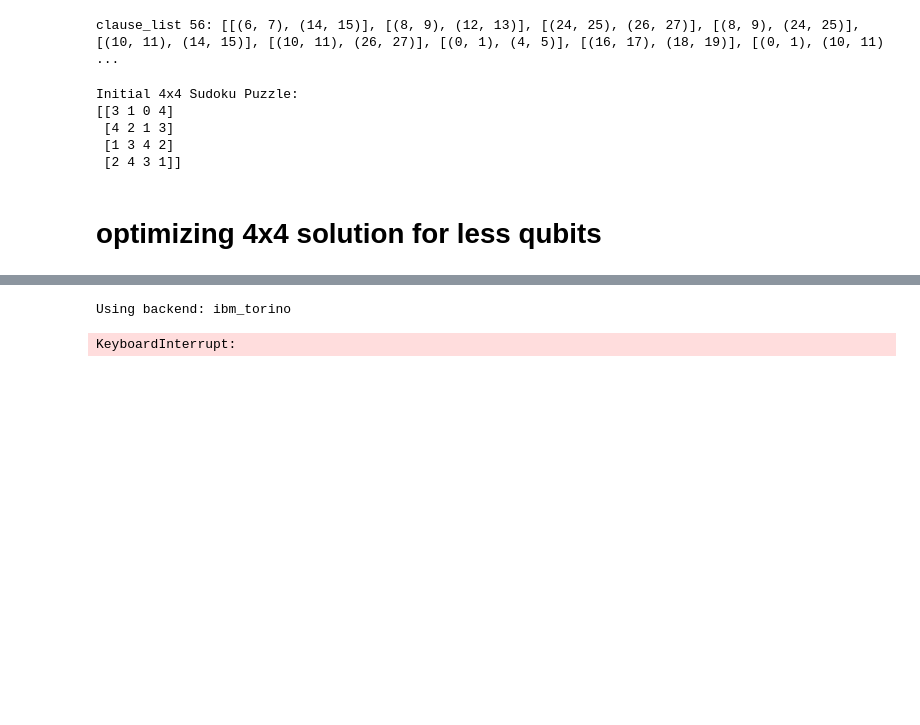
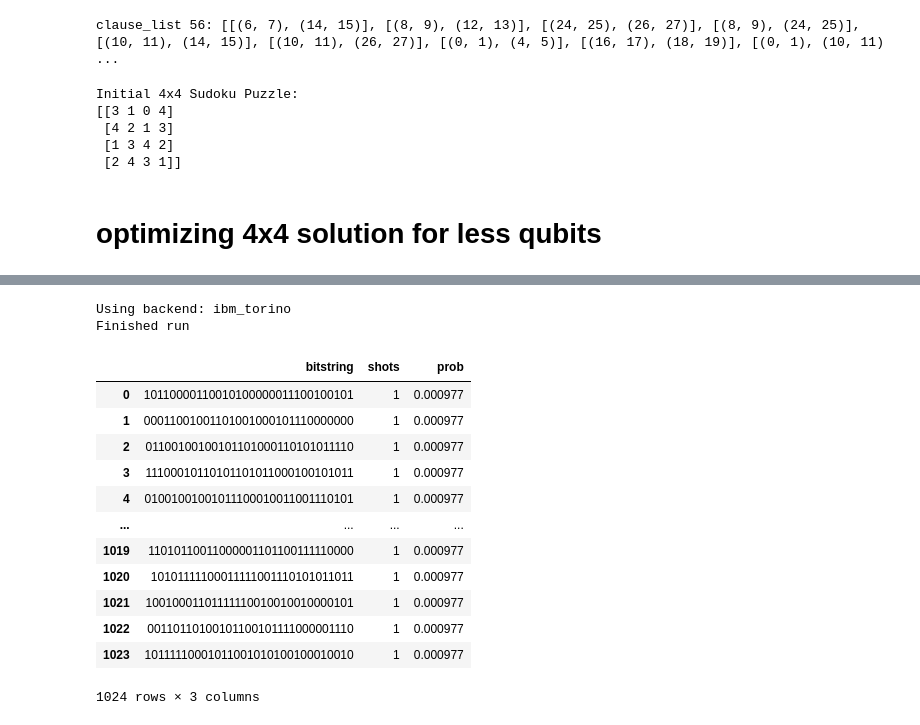
Before and after one commit to tglik/QuantumLearn, a Jupyter notebook: sudoku.ipynb, the cells around one changed output, grey strips where cells are left out. Drawn from its saved outputs; the diff is of its cells as text; code cells hidden in the pictures; blank space fills up the shorter version.

```diff
--- a/sudoku.ipynb
+++ b/sudoku.ipynb
@@ -150,8 +188,8 @@ plot_histogram(result.get_counts())
 # %%
 # Define a sample 2x2 Sudoku puzzle (0 = empty)
 sudoku = np.array([
-    [0, 0],
-    [0, 2],
+    [0, 3],
+    [1, 2],
 ])
 print("Initial 2x2 Sudoku Puzzle:")
 print(sudoku)
@@ -560,6 +734,7 @@ tag_list = {}
 
 # Flatten the sudoku array to a single list (row-major order)
 clues = sudoku.flatten().tolist()
+print(f"Clues {clues}")
 
 var_qubits = QuantumRegister(32, name='v')
 output_qubit = QuantumRegister(1, name='out')
@@ -567,7 +742,7 @@ cbits = ClassicalRegister(32, name='cbits')
 qc = QuantumCircuit(var_qubits, output_qubit, cbits)
 
 opt_clause_list = filter_clause_list_by_clues(clause_list, clues)
-print(f"Optimized clauses len {len(opt_clause_list)}")
+print(f"Optimized clauses len {len(opt_clause_list)}: {opt_clause_list}")
 
 # Initialize 'out0' in state |->
 qc.initialize([1, -1]/np.sqrt(2), output_qubit)
@@ -582,9 +757,9 @@ free_cells = 1
 num_cycles = round(np.pi/4 * 2**free_cells)  # ≈ 51472
 print(f"num cycles= {num_cycles}")
 for i in range(num_cycles):
-    sudoku_oracle(qc, opt_clause_list, output_qubit)
+    sudoku_oracle_ver_1(qc, opt_clause_list, output_qubit)
     qc.barrier()  # for visual separation
-    qc.append(diffuser(4), [0,1,2,3])
+    qc.append(diffuser(32), var_qubits)
 
 # Measure the variable qubits
 qc.measure(var_qubits, cbits)
@@ -592,10 +767,10 @@ qc.measure(var_qubits, cbits)
 print("Number of qubits:", qc.num_qubits)
 print("Number of gates:", qc.size())
 
-# Export the current quantum circuit to a QASM file for use in Qiskit Composer
-with open("circuits/sudoku_4x4.qasm", "w") as f:
-    dump(qc, f)
-print("Circuit exported to sudoku_4x4.qasm")
+# # Export the current quantum circuit to a QASM file for use in Qiskit Composer
+# with open("circuits/sudoku_4x4.qasm", "w") as f:
+#     dump(qc, f)
+# print("Circuit exported to sudoku_4x4.qasm")
 
 # qc.draw('mpl', fold=-1)
 # %% [output]
@@ -645,34 +816,49 @@ Solved Sudoku:
 # %%
-# # Run 4x4 Sudoku circuit on IBM Quantum hardware using Qiskit Runtime
-# from qiskit_ibm_runtime import QiskitRuntimeService, Sampler
-# from qiskit_ibm_runtime.fake_provider import FakeManilaV2
+# Run 4x4 Sudoku circuit on IBM Quantum hardware using Qiskit Runtime
+from qiskit_ibm_runtime import QiskitRuntimeService, Sampler
+from qiskit_ibm_runtime.fake_provider import FakeManilaV2
 
-# # Authenticate (replace with your IBM Quantum API token if needed)
-# # service = QiskitRuntimeService(channel="ibm_quantum", token="YOUR_API_TOKEN")
-# service = QiskitRuntimeService()  # Assumes you are already logged in via qiskit-ibm-provider
+# Authenticate (replace with your IBM Quantum API token if needed)
+# service = QiskitRuntimeService(channel="ibm_quantum", token="YOUR_API_TOKEN")
+service = QiskitRuntimeService()  # Assumes you are already logged in via qiskit-ibm-provider
 
-# # Choose a backend (real device or simulator)
-# # backend = service.backend('ibmq_qasm_simulator')
-# backend = service.least_busy(simulator=False, operational=True)
-# print(f"Using backend: {backend.name}")
+# Choose a backend (real device or simulator)
+# backend = service.backend('ibmq_qasm_simulator')
+backend = service.least_busy(simulator=False, operational=True)
+print(f"Using backend: {backend.name}")
 
-# # Transpile circuit for the backend
-# transpiled_qc = transpile(qc, backend=backend, optimization_level=1)
+# Transpile circuit for the backend
+transpiled_qc = transpile(qc, backend=backend, optimization_level=1)
 
-# # Submit job using Qiskit Runtime Sampler
-# sampler = Sampler(mode=backend)
-# job = sampler.run([transpiled_qc], shots=1024)
-# result = job.result()
+# Submit job using Qiskit Runtime Sampler
+sampler = Sampler(mode=backend)
+job = sampler.run([transpiled_qc], shots=1024)
+result = job.result()
+print("Finished run")
 
-# # Get the most probable bitstring
-# counts = result[0].data.cbits.get_counts()
-# #Convert counts to DataFrame and calculate probabilities
-# df_counts = pd.DataFrame(list(counts.items()), columns=['bitstring', 'shots'])
-# df_counts['prob'] = df_counts['shots'] / df_counts['shots'].sum()
-# df_counts = df_counts.sort_values('prob', ascending=False)
+# Get the most probable bitstring
+counts = result[0].data.cbits.get_counts()
+#Convert counts to DataFrame and calculate probabilities
+df_counts = pd.DataFrame(list(counts.items()), columns=['bitstring', 'shots'])
+df_counts['prob'] = df_counts['shots'] / df_counts['shots'].sum()
+df_counts = df_counts.sort_values('prob', ascending=False)
+df_counts
 # %% [output]
 Using backend: ibm_torino
+Finished run
+|  | bitstring | shots | prob |
+| 0 | 10110000110010100000011100100101 | 1 | 0.000977 |
+| 1 | 00011001001101001000101110000000 | 1 | 0.000977 |
+| 2 | 01100100100101101000110101011110 | 1 | 0.000977 |
+| 3 | 11100010110101101011000100101011 | 1 | 0.000977 |
+| 4 | 01001001001011100010011001110101 | 1 | 0.000977 |
+| ... | ... | ... | ... |
+| 1019 | 11010110011000001101100111110000 | 1 | 0.000977 |
+| 1020 | 10101111100011111001110101011011 | 1 | 0.000977 |
+| 1021 | 10010001101111110010010010000101 | 1 | 0.000977 |
+| 1022 | 00110110100101100101111000001110 | 1 | 0.000977 |
+| 1023 | 10111110001011001010100100010010 | 1 | 0.000977 |
-KeyboardInterrupt:
+1024 rows × 3 columns
 # %%
 print(f"Number of experiments: {df_counts['shots'].sum()}")
 # Select top 25% results
```
Also changed, not shown: parts of 21 cells of this notebook.
